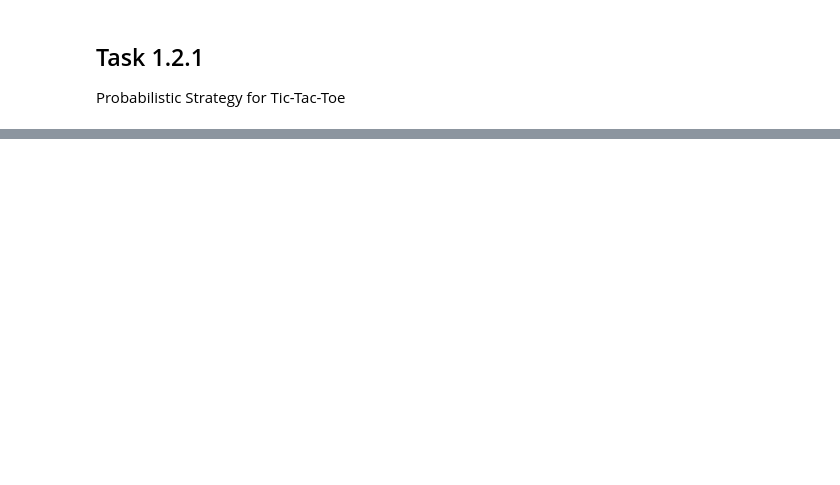
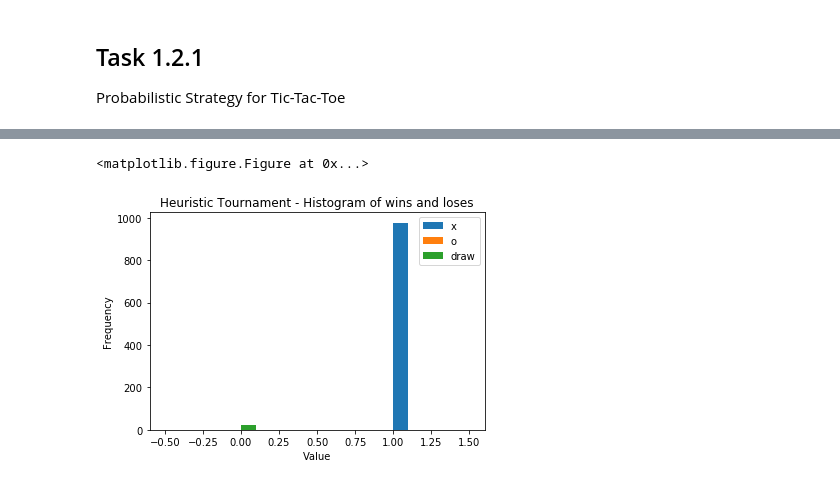
Before and after one commit to MdAsifKhan/Game-AI, a Jupyter notebook: project-01/Task-project-01.ipynb, the cells around one changed output, grey strips where cells are left out. Saved outputs shown, nothing was run; the diff lists cells and outputs as text; code cells hidden in the pictures; blank space fills up the shorter version.

```diff
--- a/project-01/Task-project-01.ipynb
+++ b/project-01/Task-project-01.ipynb
@@ -48,0 +87,12 @@ from tic_tac_toe import winningProbabilitiesTournament
+# %%
+from tic_tac_toe import heuristic_tournament
+
+number_games=1000
+start_player= 1
+game_result = heuristic_tournament(start_player, number_games)
+plot = plot.clf()
+plot = plot_histogram(game_result, "Heuristic Tournament - Histogram of wins and loses", 3)
+plot.show()
+# %% [output]
+<matplotlib.figure.Figure at 0x...>
+[figure, added]
```
Also changed, not shown: parts of 23 cells of this notebook.
